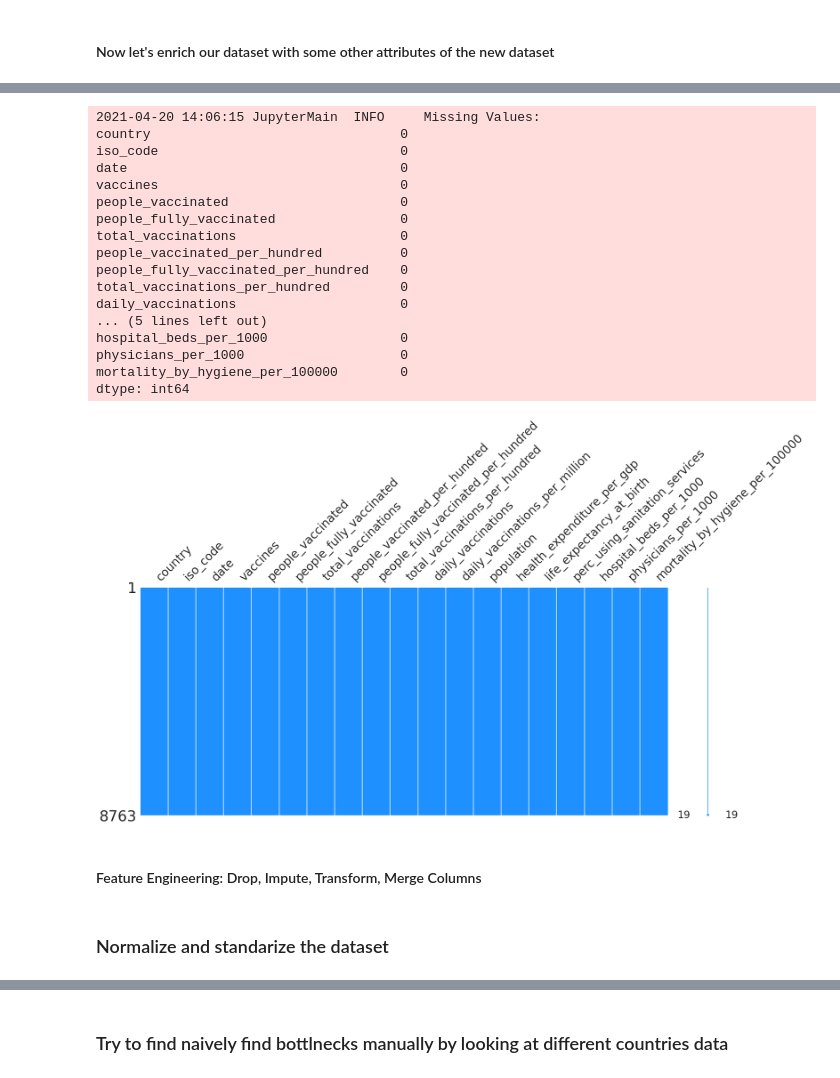
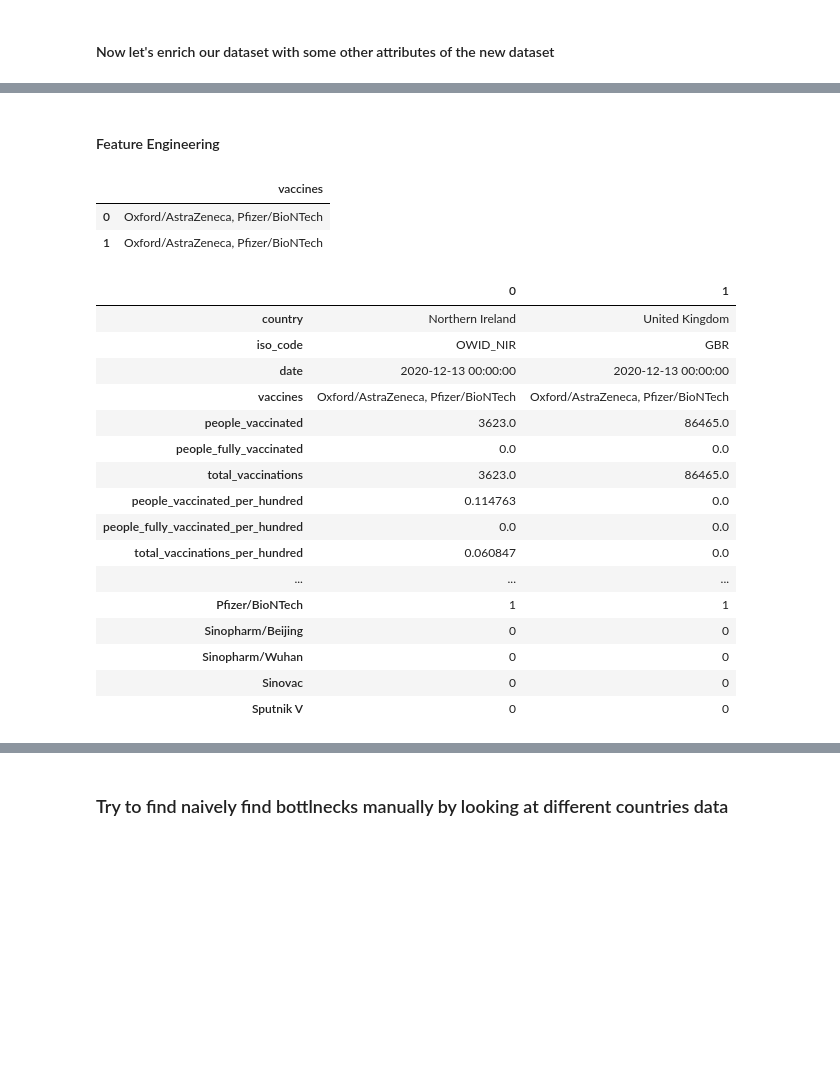
Before and after one commit to drkostas/covid19-vaccinations-predict, a Jupyter notebook: project.ipynb, the cells around one changed output, grey strips where cells are left out. Drawn from its saved outputs; the diff is of its cells as text; code cells hidden in the pictures; blank space fills up the shorter version.

```diff
--- a/project.ipynb
+++ b/project.ipynb
@@ -651,27 +663,5 @@ display(covid_df_clean_4.head(2).transpose())
 | hospital_beds_per_1000 | 3.0 | 2.5 |
 | physicians_per_1000 | 3.3 | 2.8 |
 | mortality_by_hygiene_per_100000 | 0.1 | 0.2 |
-# %%
-# Display the Nulls again
-viz_missing_vals(covid_df_clean_4, covid_df_clean_4.columns, skip_2=True)
-# %% [output]
-2021-04-20 14:06:15 JupyterMain  INFO     Missing Values:
-country                                0
-iso_code                               0
-date                                   0
-vaccines                               0
-people_vaccinated                      0
-people_fully_vaccinated                0
-total_vaccinations                     0
-people_vaccinated_per_hundred          0
-people_fully_vaccinated_per_hundred    0
-total_vaccinations_per_hundred         0
-daily_vaccinations                     0
-... (5 lines left out)
-hospital_beds_per_1000                 0
-physicians_per_1000                    0
-mortality_by_hygiene_per_100000        0
-dtype: int64
-[figure, removed]
 # %% [markdown]
-#### Feature Engineering: Drop, Impute, Transform, Merge Columns
+#### Feature Engineering
@@ -680,2 +668,30 @@ dtype: int64
-# %% [markdown]
-### Normalize and standarize the dataset
+# %%
+# OneHotEncode the 'vaccines' columns
+display(covid_df_clean_4[['vaccines']].head(2))
+onehotencoded_df = covid_df_clean_4.vaccines.str.split('\s*,\s*', expand=True).stack()\
+                      .str.get_dummies().sum(level=0)
+covid_df_clean_5 =covid_df_clean_4.join(onehotencoded_df)
+display(covid_df_clean_5.head(2).transpose())
+# Now we can drop the vaccines column
+covid_df_clean_5 = covid_df_clean_5.drop(columns=['vaccines'])
+# %% [output]
+|  | vaccines |
+| 0 | Oxford/AstraZeneca, Pfizer/BioNTech |
+| 1 | Oxford/AstraZeneca, Pfizer/BioNTech |
+|  | 0 | 1 |
+| country | Northern Ireland | United Kingdom |
+| iso_code | OWID_NIR | GBR |
+| date | 2020-12-13 00:00:00 | 2020-12-13 00:00:00 |
+| vaccines | Oxford/AstraZeneca, Pfizer/BioNTech | Oxford/AstraZeneca, Pfizer/BioNTech |
+| people_vaccinated | 3623.0 | 86465.0 |
+| people_fully_vaccinated | 0.0 | 0.0 |
+| total_vaccinations | 3623.0 | 86465.0 |
+| people_vaccinated_per_hundred | 0.114763 | 0.0 |
+| people_fully_vaccinated_per_hundred | 0.0 | 0.0 |
+| total_vaccinations_per_hundred | 0.060847 | 0.0 |
+| ... | ... | ... |
+| Pfizer/BioNTech | 1 | 1 |
+| Sinopharm/Beijing | 0 | 0 |
+| Sinopharm/Wuhan | 0 | 0 |
+| Sinovac | 0 | 0 |
+| Sputnik V | 0 | 0 |
```
Also changed, not shown: parts of 14 cells of this notebook, 1 other file.
